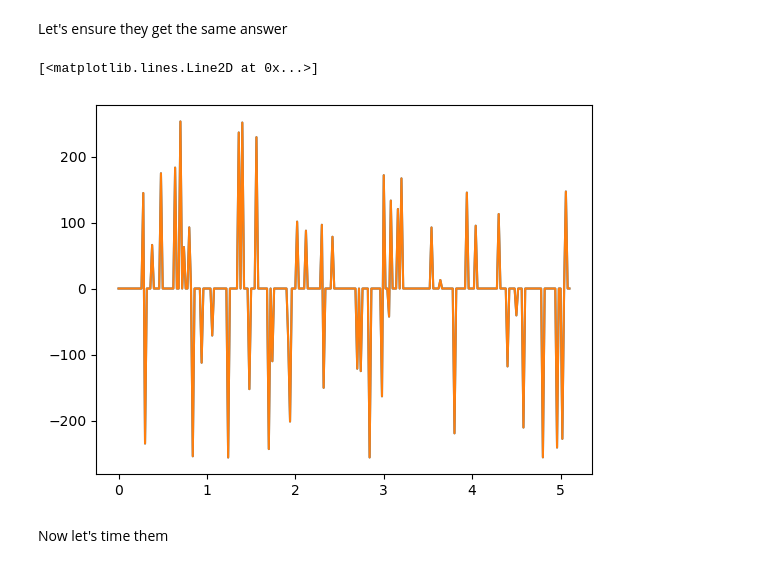
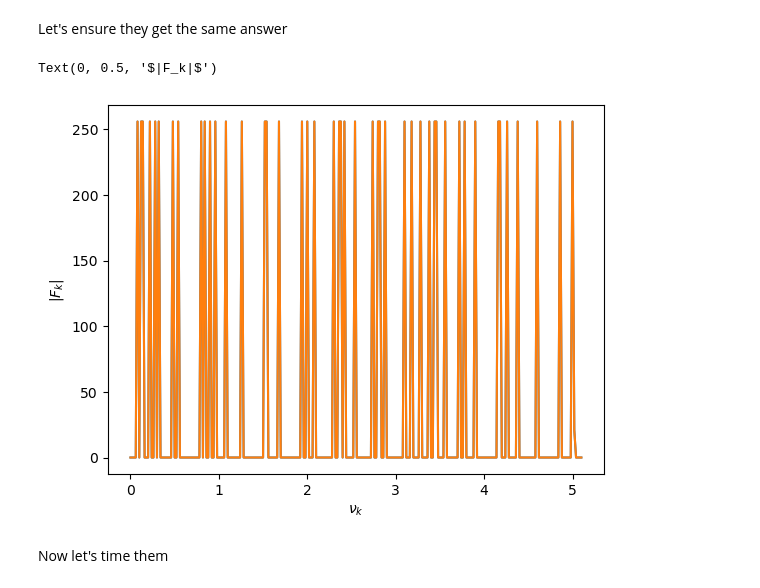
Before and after one commit to zingale/computational_astrophysics, a Jupyter notebook: content/ffts/fft.ipynb, the cells around one changed output. Drawn from its saved outputs; the diff is of its cells as text; code cells hidden in the pictures.

```diff
--- a/content/ffts/fft.ipynb
+++ b/content/ffts/fft.ipynb
@@ -170,11 +170,14 @@ k = np.arange(N) / xmax
 # %%
 fig, ax = plt.subplots()
 
-ax.plot(k[:N//2], f_k_dft[:N//2])
-ax.plot(k[:N//2], f_k_fft[:N//2])
+ax.plot(k[:N//2], np.abs(f_k_dft[:N//2]))
+ax.plot(k[:N//2], np.abs(f_k_fft[:N//2]))
+
+ax.set_xlabel(r"$\nu_k$")
+ax.set_ylabel(r"$|F_k|$")
 # %% [output]
-[<matplotlib.lines.Line2D at 0x...>]
+Text(0, 0.5, '$|F_k|$')
-[figure, old version]
+[figure, new version]
 # %% [markdown]
 Now let's time them
 # %%
```
Also changed, not shown: parts of 3 cells of this notebook, 2 other files.
